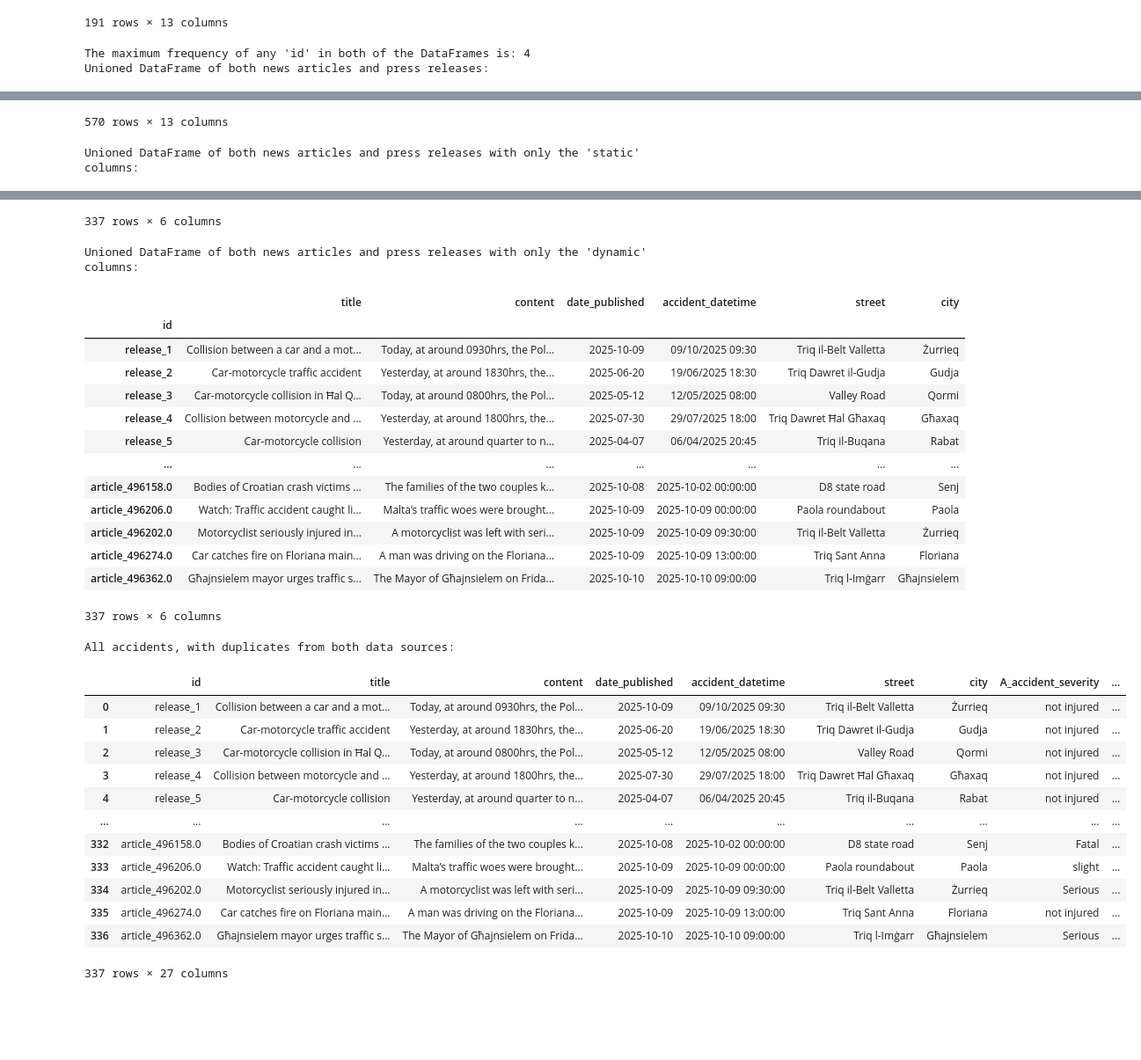
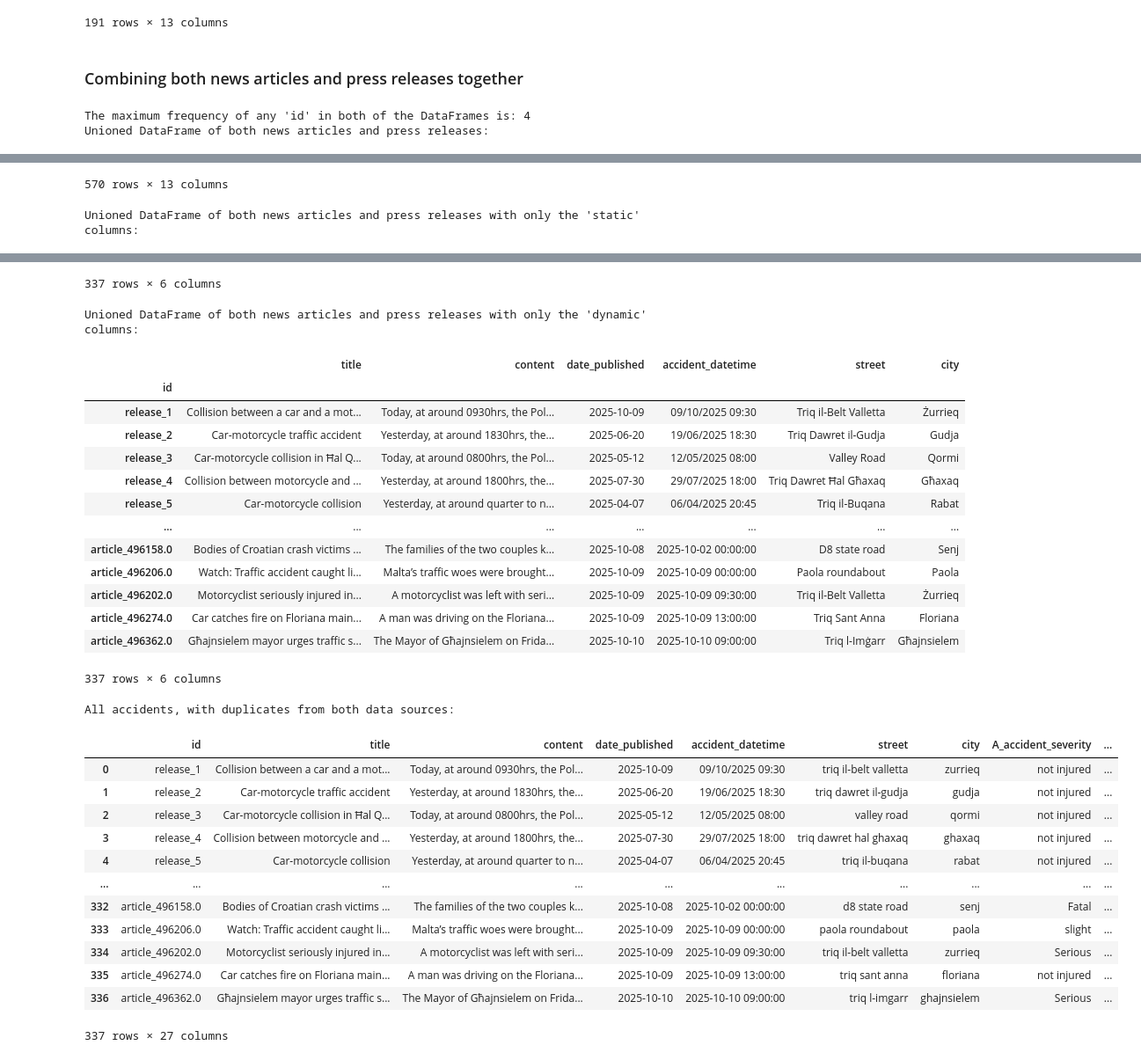
Before and after one commit to michael-vella/ics5110-assignment, a Jupyter notebook: notebooks/final/1_data_preparation.ipynb, the cells around one changed output, grey strips where cells are left out. Shown: that part at 88% size. Cells and saved outputs as stored; diff of their text form; code cells hidden in the pictures; blank space fills up the shorter version.

```diff
--- a/notebooks/final/1_data_preparation.ipynb
+++ b/notebooks/final/1_data_preparation.ipynb
@@ -1239,6 +1245,8 @@ The maximum frequency of any 'id' in the press releases DataFrame is: 4
 | 189 | release_111 | Traffic accident in Gwardamanġa | Today, at around 0700hrs, the Pol... | 2025-08-12 | 12/08/2025 07:00 | True | St Luke’s Square | Gwardamanġa | ... |
 | 190 | release_111 | Traffic accident in Gwardamanġa | Today, at around 0700hrs, the Pol... | 2025-08-12 | 12/08/2025 07:00 | True | St Luke’s Square | Gwardamanġa | ... |
 191 rows × 13 columns
+# %% [markdown]
+### Combining both news articles and press releases together
 # %%
 # function to process dynamic columns for each group
 def process_dynamic_group(group):
@@ -1251,6 +1259,32 @@ def process_dynamic_group(group):
         for col in dynamic_cols:
             row_data[f'{prefix}_{col}'] = row[col]
     return pd.Series(row_data)
+# %%
+MALTESE_MAP = {
+    "għ": "gh",
+    "ċ": "c",
+    "ġ": "g",
+    "ħ": "h",
+    "ż": "z",
+}
+
+def normalise_maltese_text(text):
+    text = str(text).strip().lower()
+
+    # Explicit Maltese replacements
+    for k, v in MALTESE_MAP.items():
+        text = text.replace(k, v)
+
+    # Unicode normalization (handles remaining accents safely)
+    text = "".join(
+        c for c in unicodedata.normalize("NFKD", text)
+        if not unicodedata.combining(c)
+    )
+
+    # Keep ASCII only
+    text = text.encode("ascii", "ignore").decode("ascii")
+
+    return text
 # %%
 max_id_frequency = max(max_id_frequency_press_releases, max_id_frequency_news_articles)
 print(f"The maximum frequency of any 'id' in both of the DataFrames is: {max_id_frequency}")
@@ -1284,6 +1318,10 @@ display(static_unioned_df)
 
 accidents_with_duplicates_df = static_unioned_df.merge(dynamic_unioned_df, left_index=True, right_index=True, how='left')
 accidents_with_duplicates_df = accidents_with_duplicates_df.reset_index()
+
+accidents_with_duplicates_df["street"] = accidents_with_duplicates_df["street"].apply(normalise_maltese_text)
+accidents_with_duplicates_df["city"] = accidents_with_duplicates_df["city"].apply(normalise_maltese_text)
+
 print("All accidents, with duplicates from both data sources:")
 display(accidents_with_duplicates_df)
 # %% [output]
@@ -1307,42 +1345,42 @@ Unioned DataFrame of both news articles and press releases with only the 'static
 | id |  |  |  |  |  |  |
 | release_1 | Collision between a car and a mot... | Today, at around 0930hrs, the Pol... | 2025-10-09 | 09/10/2025 09:30 | Triq il-Belt Valletta | Żurrieq |
 | release_2 | Car-motorcycle traffic accident | Yesterday, at around 1830hrs, the... | 2025-06-20 | 19/06/2025 18:30 | Triq Dawret il-Gudja | Gudja |
 | release_3 | Car-motorcycle collision in Ħal Q... | Today, at around 0800hrs, the Pol... | 2025-05-12 | 12/05/2025 08:00 | Valley Road | Qormi |
 | release_4 | Collision between motorcycle and ... | Yesterday, at around 1800hrs, the... | 2025-07-30 | 29/07/2025 18:00 | Triq Dawret Ħal Għaxaq | Għaxaq |
 | release_5 | Car-motorcycle collision | Yesterday, at around quarter to n... | 2025-04-07 | 06/04/2025 20:45 | Triq il-Buqana | Rabat |
 | ... | ... | ... | ... | ... | ... | ... |
 | article_496158.0 | Bodies of Croatian crash victims ... | The families of the two couples k... | 2025-10-08 | 2025-10-02 00:00:00 | D8 state road | Senj |
 | article_496206.0 | Watch: Traffic accident caught li... | Malta’s traffic woes were brought... | 2025-10-09 | 2025-10-09 00:00:00 | Paola roundabout | Paola |
 | article_496202.0 | Motorcyclist seriously injured in... | A motorcyclist was left with seri... | 2025-10-09 | 2025-10-09 09:30:00 | Triq il-Belt Valletta | Żurrieq |
 | article_496274.0 | Car catches fire on Floriana main... | A man was driving on the Floriana... | 2025-10-09 | 2025-10-09 13:00:00 | Triq Sant Anna | Floriana |
 | article_496362.0 | Għajnsielem mayor urges traffic s... | The Mayor of Għajnsielem on Frida... | 2025-10-10 | 2025-10-10 09:00:00 | Triq l-Imġarr | Għajnsielem |
 337 rows × 6 columns
 Unioned DataFrame of both news articles and press releases with only the 'dynamic' columns:
 |  | title | content | date_published | accident_datetime | street | city |
 | id |  |  |  |  |  |  |
 | release_1 | Collision between a car and a mot... | Today, at around 0930hrs, the Pol... | 2025-10-09 | 09/10/2025 09:30 | Triq il-Belt Valletta | Żurrieq |
 | release_2 | Car-motorcycle traffic accident | Yesterday, at around 1830hrs, the... | 2025-06-20 | 19/06/2025 18:30 | Triq Dawret il-Gudja | Gudja |
 | release_3 | Car-motorcycle collision in Ħal Q... | Today, at around 0800hrs, the Pol... | 2025-05-12 | 12/05/2025 08:00 | Valley Road | Qormi |
 | release_4 | Collision between motorcycle and ... | Yesterday, at around 1800hrs, the... | 2025-07-30 | 29/07/2025 18:00 | Triq Dawret Ħal Għaxaq | Għaxaq |
 | release_5 | Car-motorcycle collision | Yesterday, at around quarter to n... | 2025-04-07 | 06/04/2025 20:45 | Triq il-Buqana | Rabat |
 | ... | ... | ... | ... | ... | ... | ... |
 | article_496158.0 | Bodies of Croatian crash victims ... | The families of the two couples k... | 2025-10-08 | 2025-10-02 00:00:00 | D8 state road | Senj |
 | article_496206.0 | Watch: Traffic accident caught li... | Malta’s traffic woes were brought... | 2025-10-09 | 2025-10-09 00:00:00 | Paola roundabout | Paola |
 | article_496202.0 | Motorcyclist seriously injured in... | A motorcyclist was left with seri... | 2025-10-09 | 2025-10-09 09:30:00 | Triq il-Belt Valletta | Żurrieq |
 | article_496274.0 | Car catches fire on Floriana main... | A man was driving on the Floriana... | 2025-10-09 | 2025-10-09 13:00:00 | Triq Sant Anna | Floriana |
 | article_496362.0 | Għajnsielem mayor urges traffic s... | The Mayor of Għajnsielem on Frida... | 2025-10-10 | 2025-10-10 09:00:00 | Triq l-Imġarr | Għajnsielem |
 337 rows × 6 columns
 All accidents, with duplicates from both data sources:
 |  | id | title | content | date_published | accident_datetime | street | city | A_accident_severity | ... |
-| 0 | release_1 | Collision between a car and a mot... | Today, at around 0930hrs, the Pol... | 2025-10-09 | 09/10/2025 09:30 | Triq il-Belt Valletta | Żurrieq | not injured | ... |
-| 1 | release_2 | Car-motorcycle traffic accident | Yesterday, at around 1830hrs, the... | 2025-06-20 | 19/06/2025 18:30 | Triq Dawret il-Gudja | Gudja | not injured | ... |
-| 2 | release_3 | Car-motorcycle collision in Ħal Q... | Today, at around 0800hrs, the Pol... | 2025-05-12 | 12/05/2025 08:00 | Valley Road | Qormi | not injured | ... |
-| 3 | release_4 | Collision between motorcycle and ... | Yesterday, at around 1800hrs, the... | 2025-07-30 | 29/07/2025 18:00 | Triq Dawret Ħal Għaxaq | Għaxaq | not injured | ... |
-| 4 | release_5 | Car-motorcycle collision | Yesterday, at around quarter to n... | 2025-04-07 | 06/04/2025 20:45 | Triq il-Buqana | Rabat | not injured | ... |
+| 0 | release_1 | Collision between a car and a mot... | Today, at around 0930hrs, the Pol... | 2025-10-09 | 09/10/2025 09:30 | triq il-belt valletta | zurrieq | not injured | ... |
+| 1 | release_2 | Car-motorcycle traffic accident | Yesterday, at around 1830hrs, the... | 2025-06-20 | 19/06/2025 18:30 | triq dawret il-gudja | gudja | not injured | ... |
+| 2 | release_3 | Car-motorcycle collision in Ħal Q... | Today, at around 0800hrs, the Pol... | 2025-05-12 | 12/05/2025 08:00 | valley road | qormi | not injured | ... |
+| 3 | release_4 | Collision between motorcycle and ... | Yesterday, at around 1800hrs, the... | 2025-07-30 | 29/07/2025 18:00 | triq dawret hal ghaxaq | ghaxaq | not injured | ... |
+| 4 | release_5 | Car-motorcycle collision | Yesterday, at around quarter to n... | 2025-04-07 | 06/04/2025 20:45 | triq il-buqana | rabat | not injured | ... |
 | ... | ... | ... | ... | ... | ... | ... | ... | ... | ... |
-| 332 | article_496158.0 | Bodies of Croatian crash victims ... | The families of the two couples k... | 2025-10-08 | 2025-10-02 00:00:00 | D8 state road | Senj | Fatal | ... |
-| 333 | article_496206.0 | Watch: Traffic accident caught li... | Malta’s traffic woes were brought... | 2025-10-09 | 2025-10-09 00:00:00 | Paola roundabout | Paola | slight | ... |
-| 334 | article_496202.0 | Motorcyclist seriously injured in... | A motorcyclist was left with seri... | 2025-10-09 | 2025-10-09 09:30:00 | Triq il-Belt Valletta | Żurrieq | Serious | ... |
-| 335 | article_496274.0 | Car catches fire on Floriana main... | A man was driving on the Floriana... | 2025-10-09 | 2025-10-09 13:00:00 | Triq Sant Anna | Floriana | not injured | ... |
-| 336 | article_496362.0 | Għajnsielem mayor urges traffic s... | The Mayor of Għajnsielem on Frida... | 2025-10-10 | 2025-10-10 09:00:00 | Triq l-Imġarr | Għajnsielem | Serious | ... |
+| 332 | article_496158.0 | Bodies of Croatian crash victims ... | The families of the two couples k... | 2025-10-08 | 2025-10-02 00:00:00 | d8 state road | senj | Fatal | ... |
+| 333 | article_496206.0 | Watch: Traffic accident caught li... | Malta’s traffic woes were brought... | 2025-10-09 | 2025-10-09 00:00:00 | paola roundabout | paola | slight | ... |
+| 334 | article_496202.0 | Motorcyclist seriously injured in... | A motorcyclist was left with seri... | 2025-10-09 | 2025-10-09 09:30:00 | triq il-belt valletta | zurrieq | Serious | ... |
+| 335 | article_496274.0 | Car catches fire on Floriana main... | A man was driving on the Floriana... | 2025-10-09 | 2025-10-09 13:00:00 | triq sant anna | floriana | not injured | ... |
+| 336 | article_496362.0 | Għajnsielem mayor urges traffic s... | The Mayor of Għajnsielem on Frida... | 2025-10-10 | 2025-10-10 09:00:00 | triq l-imgarr | ghajnsielem | Serious | ... |
 337 rows × 27 columns
```
Also changed, not shown: parts of 13 cells of this notebook, 6 other files.
